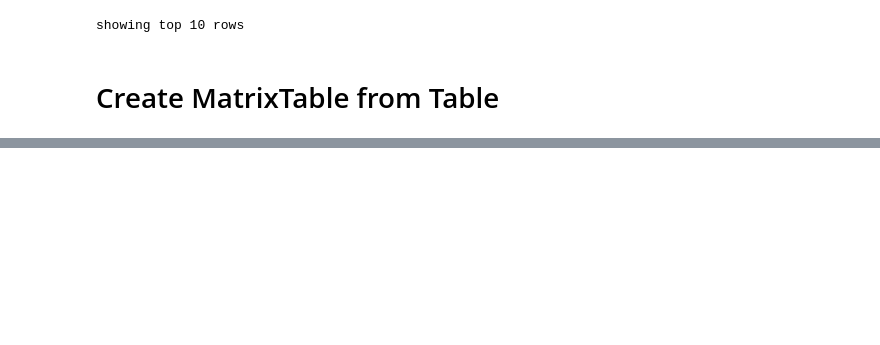
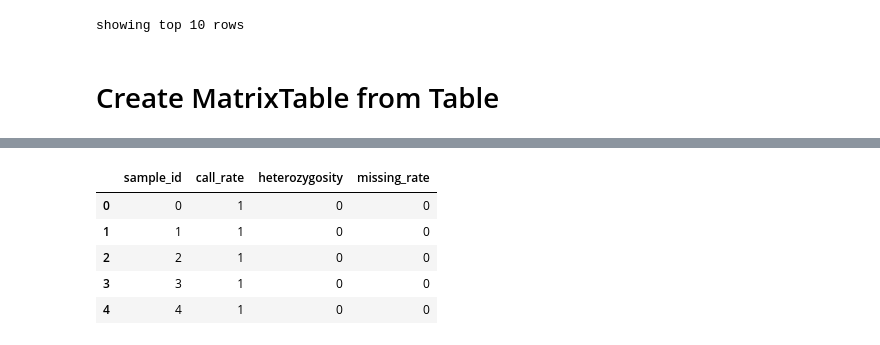
Before and after one commit to PHILIPP111007/matrix_table_consumer, a Jupyter notebook: main.ipynb, the cells around one changed output, grey strips where cells are left out. Saved outputs shown, nothing was run; the diff lists cells and outputs as text; code cells hidden in the pictures; blank space fills up the shorter version.

```diff
--- a/main.ipynb
+++ b/main.ipynb
@@ -198,0 +201,7 @@ mt_from_table.count()
+# %%
+from matrix_table_consumer import MatrixTableConsumer, NUM_CPU
+
+vcf_big_path = "/home/phil/GitHub/matrix_table_consumer/data/ALL.chr1.phase3_shapeit2_mvncall_integrated_v5b.20130502.genotypes.vcf.gz"
+vcz_path = "/home/phil/GitHub/matrix_table_consumer/data/test.vcz"
+
+consumer = MatrixTableConsumer(vcf_path=vcf_big_path)
@@ -198,0 +211,13 @@ mt_from_table.count()
+# %%
+data = consumer.load_zarr_data(vcz_path=vcz_path)
+# %%
+qc_df = consumer.sample_qc_analysis(data)
+# %%
+qc_df.head()
+# %% [output]
+|  | sample_id | call_rate | heterozygosity | missing_rate |
+| 0 | 0 | 1 | 0 | 0 |
+| 1 | 1 | 1 | 0 | 0 |
+| 2 | 2 | 1 | 0 | 0 |
+| 3 | 3 | 1 | 0 | 0 |
+| 4 | 4 | 1 | 0 | 0 |
```
Also changed, not shown: parts of 3 cells of this notebook, 9 other files.
